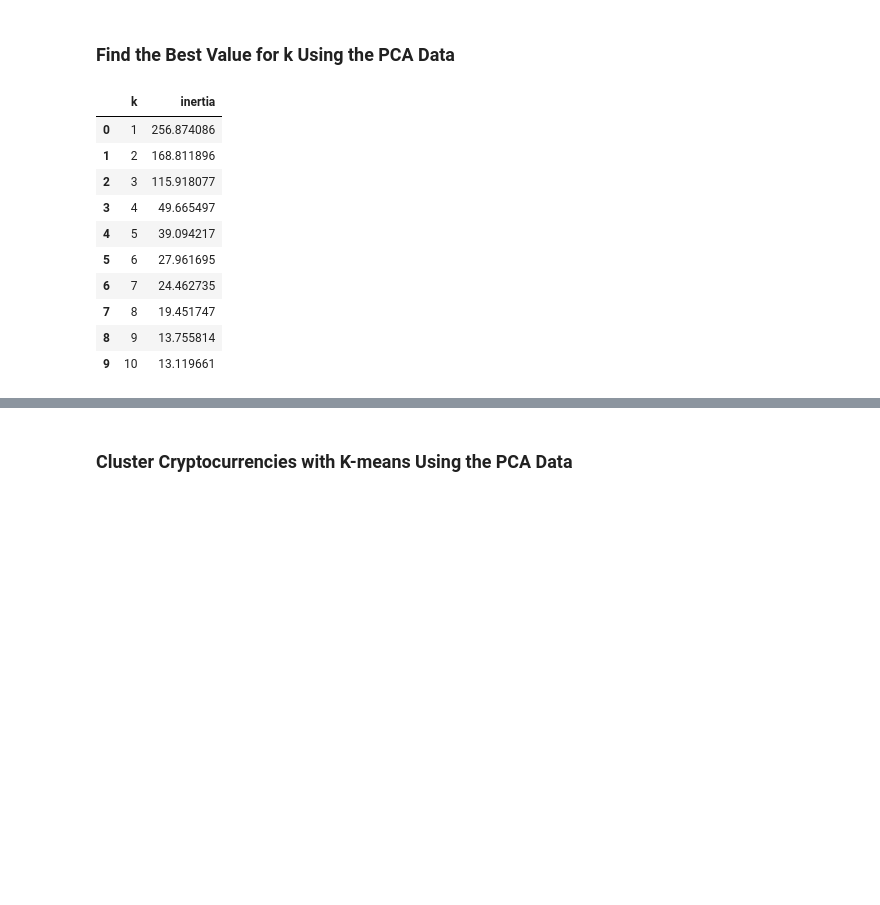
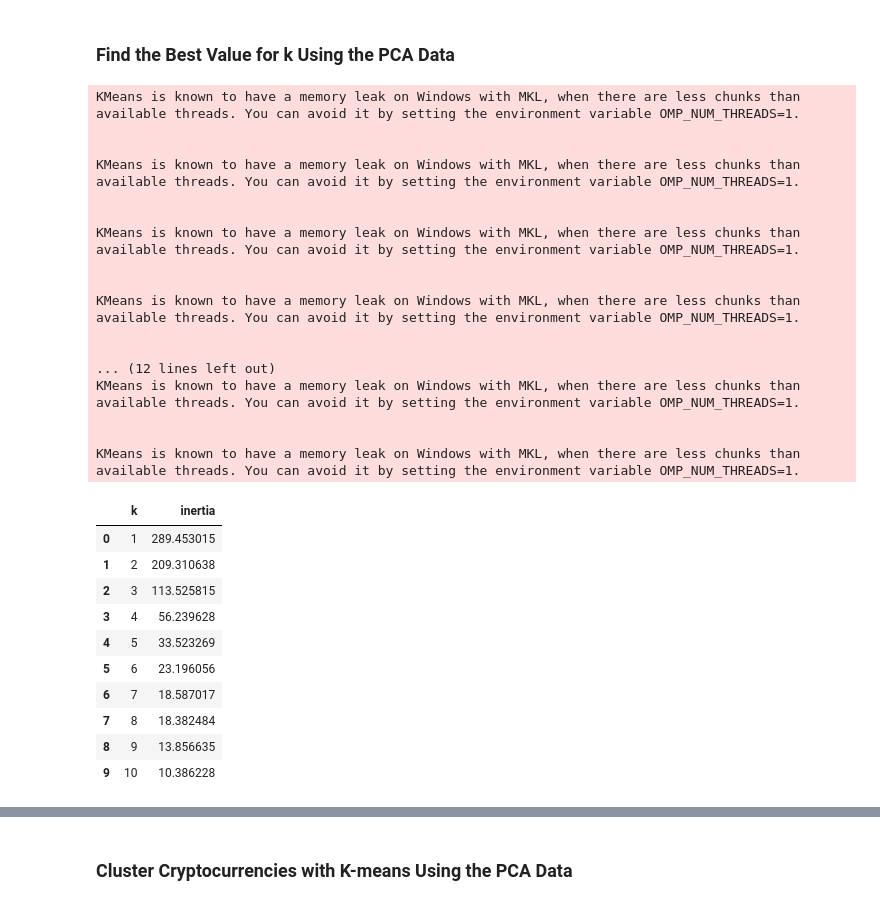
Before and after one commit to Warrens70/CryptoClustering, a Jupyter notebook: Crypto_Clustering.ipynb, the cells around one changed output, grey strips where cells are left out. Drawn from its saved outputs; the diff is of its cells as text; code cells hidden in the pictures; blank space fills up the shorter version.

```diff
--- a/Crypto_Clustering.ipynb
+++ b/Crypto_Clustering.ipynb
@@ -125,7 +151,7 @@ import plotly.express as px
 ### Cluster Cryptocurrencies with K-means Using the Original Scaled Data.
 # %%
 # Initialize the K-Means model using the best value for k
-k_best_value =5
+k_best_value =4
 kmeans = KMeans(n_clusters= k_best_value, random_state=1)
 # %%
 # Fit the K-Means model using the scaled data
@@ -218,16 +245,21 @@ print(total_explained_variance)
 # Create a new DataFrame with the PCA data.
 # Note: The code for this step is provided for you
 
+
 # Creating a DataFrame with the PCA data
-
+market_data_pca_df=pd.DataFrame(
+    pca_transformed_data,
+    columns=["PCA1","PCA2","PCA3"]
+)
 
 # Copy the crypto names from the original data
-
+market_data_pca_df["coin_id"]=market_data_pca_df.index
 
 # Set the coinid column as index
-
+market_data_pca_df=market_data_pca_df.set_index('coin_id')
 
 # Display sample data
+market_data_pca_df.head(10)
 # %% [output]
 |  | PCA1 | PCA2 | PCA3 |
 | coin_id |  |  |  |
@@ -246,37 +278,62 @@ print(total_explained_variance)
 # %%
 # Create a list with the number of k-values to try
 # Use a range from 1 to 11
-
+k = list(range(1, 11))
 
 # Create an empty list to store the inertia values
-
+inertia = []
 
 # Create a for loop to compute the inertia with each possible value of k
 # Inside the loop:
 # 1. Create a KMeans model using the loop counter for the n_clusters
 # 2. Fit the model to the data using PCA DataFrame.
 # 3. Append the model.inertia_ to the inertia list
-
+for i in k:
+    model = KMeans(n_clusters=i, n_init='auto', random_state=1)
+    model.fit(market_data_pca_df)
+    inertia.append(model.inertia_)
 
 # Create a dictionary with the data to plot the Elbow curve
+elbow_data_pca = {
+    "k": k,
+    "inertia": inertia
+}
 
 
 # Create a DataFrame with the data to plot the Elbow curve
-
+df_elbow_pca = pd.DataFrame(elbow_data_pca)
 
 # Display the DataFrame
+df_elbow_pca
 # %% [output]
+KMeans is known to have a memory leak on Windows with MKL, when there are less chunks than available threads. You can avoid it by setting the environment variable OMP_NUM_THREADS=1.
+
+
+KMeans is known to have a memory leak on Windows with MKL, when there are less chunks than available threads. You can avoid it by setting the environment variable OMP_NUM_THREADS=1.
+
+
+KMeans is known to have a memory leak on Windows with MKL, when there are less chunks than available threads. You can avoid it by setting the environment variable OMP_NUM_THREADS=1.
+
+
+KMeans is known to have a memory leak on Windows with MKL, when there are less chunks than available threads. You can avoid it by setting the environment variable OMP_NUM_THREADS=1.
+
+
+... (12 lines left out)
+KMeans is known to have a memory leak on Windows with MKL, when there are less chunks than available threads. You can avoid it by setting the environment variable OMP_NUM_THREADS=1.
+
+
+KMeans is known to have a memory leak on Windows with MKL, when there are less chunks than available threads. You can avoid it by setting the environment variable OMP_NUM_THREADS=1.
 |  | k | inertia |
-| 0 | 1 | 256.874086 |
-| 1 | 2 | 168.811896 |
-| 2 | 3 | 115.918077 |
-| 3 | 4 | 49.665497 |
-| 4 | 5 | 39.094217 |
-| 5 | 6 | 27.961695 |
-| 6 | 7 | 24.462735 |
-| 7 | 8 | 19.451747 |
-| 8 | 9 | 13.755814 |
-| 9 | 10 | 13.119661 |
+| 0 | 1 | 289.453015 |
+| 1 | 2 | 209.310638 |
+| 2 | 3 | 113.525815 |
+| 3 | 4 | 56.239628 |
+| 4 | 5 | 33.523269 |
+| 5 | 6 | 23.196056 |
+| 6 | 7 | 18.587017 |
+| 7 | 8 | 18.382484 |
+| 8 | 9 | 13.856635 |
+| 9 | 10 | 10.386228 |
 # %%
 # Plot a line chart with all the inertia values computed with
 # the different values of k to visually identify the optimal value for k.
```
Also changed, not shown: parts of 14 cells of this notebook.
